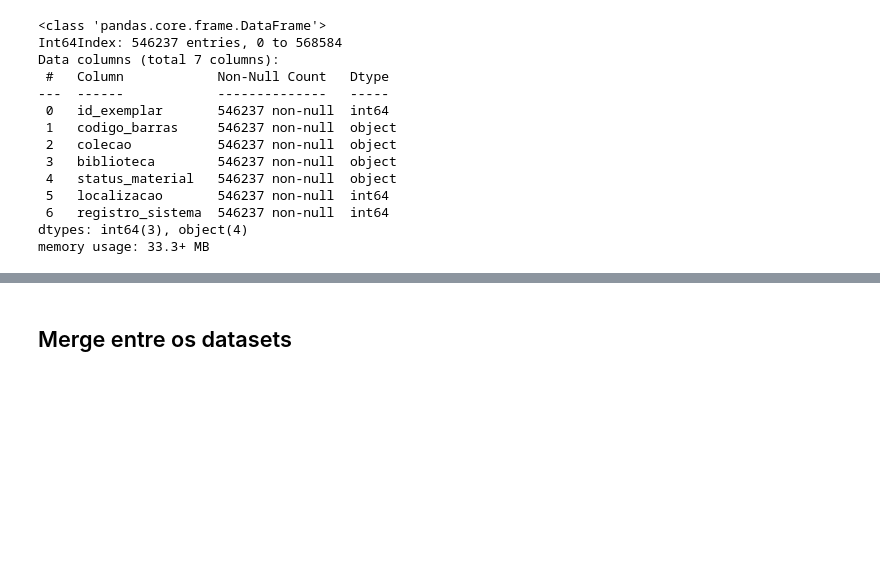
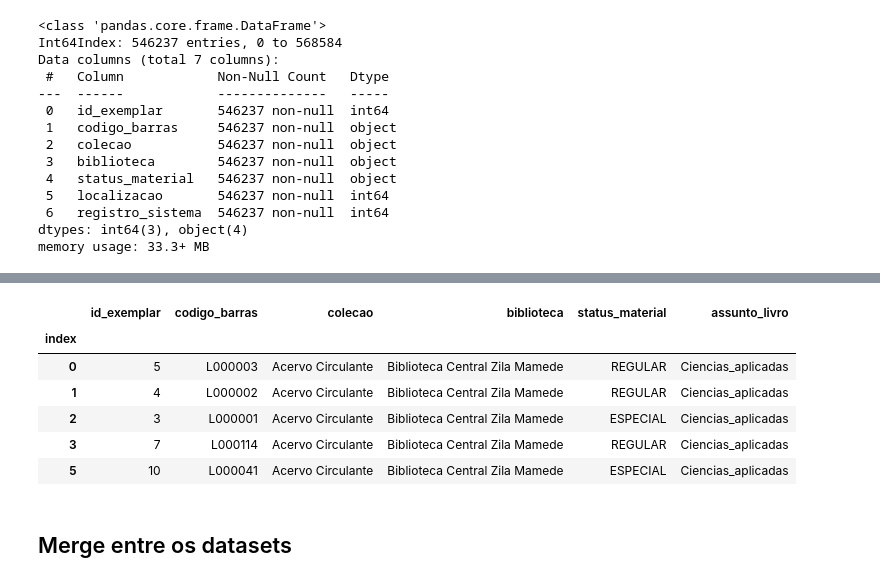
Before and after one commit to Pires1789/7daysofcode_acervo-biblioteca, a Jupyter notebook: Desafio7DaysofCode.ipynb, the cells around one changed output, grey strips where cells are left out. Saved outputs shown, nothing was run; the diff lists cells and outputs as text; code cells hidden in the pictures; blank space fills up the shorter version.

```diff
--- a/Desafio7DaysofCode.ipynb
+++ b/Desafio7DaysofCode.ipynb
@@ -159,3 +193,14 @@ df_exemplares[['id_exemplar', 'registro_sistema']] = df_exemplares[['id_exemplar
+# %%
+df_livros = df_exemplares.drop(['localizacao', 'registro_sistema'], axis=1)
+df_livros.head()
+# %% [output]
+|  | id_exemplar | codigo_barras | colecao | biblioteca | status_material | assunto_livro |
+| index |  |  |  |  |  |  |
+| 0 | 5 | L000003 | Acervo Circulante | Biblioteca Central Zila Mamede | REGULAR | Ciencias_aplicadas |
+| 1 | 4 | L000002 | Acervo Circulante | Biblioteca Central Zila Mamede | REGULAR | Ciencias_aplicadas |
+| 2 | 3 | L000001 | Acervo Circulante | Biblioteca Central Zila Mamede | ESPECIAL | Ciencias_aplicadas |
+| 3 | 7 | L000114 | Acervo Circulante | Biblioteca Central Zila Mamede | REGULAR | Ciencias_aplicadas |
+| 5 | 10 | L000041 | Acervo Circulante | Biblioteca Central Zila Mamede | ESPECIAL | Ciencias_aplicadas |
 # %% [markdown]
 ## Merge entre os datasets
 # %%
```
Also changed, not shown: parts of 21 cells of this notebook.
